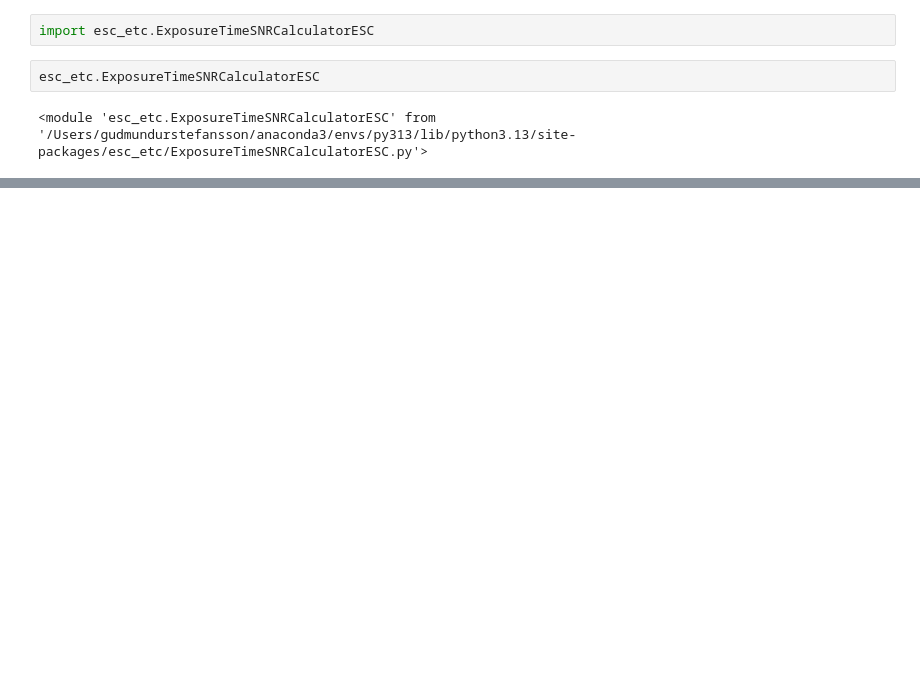
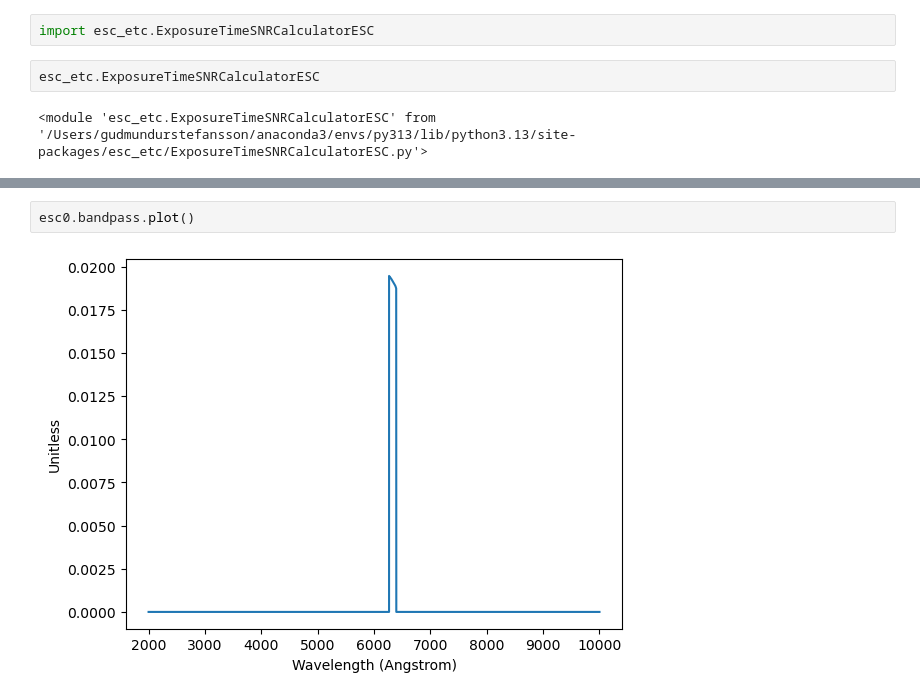
Before and after one commit to schmidt-observatories/esc-etc, a Jupyter notebook: notebooks/20260316_testing_esc_etc.ipynb, the cells around one changed output, grey strips where cells are left out. Saved outputs shown, nothing was run; the diff lists cells and outputs as text; blank space fills up the shorter version.

```diff
--- a/notebooks/20260316_testing_esc_etc.ipynb
+++ b/notebooks/20260316_testing_esc_etc.ipynb
@@ -26,0 +121,4 @@ Total esc_calc_snr() time: 0.185 s
+# %%
+esc0.bandpass.plot()
+# %% [output]
+[figure, added]
```
Also changed, not shown: parts of 14 cells of this notebook, 2 other files.
